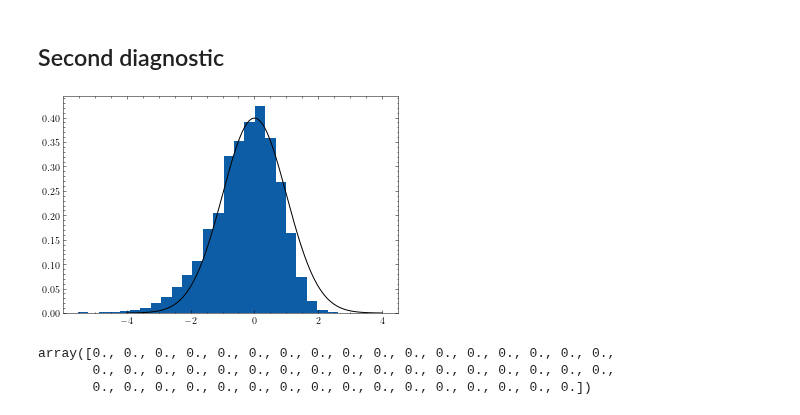
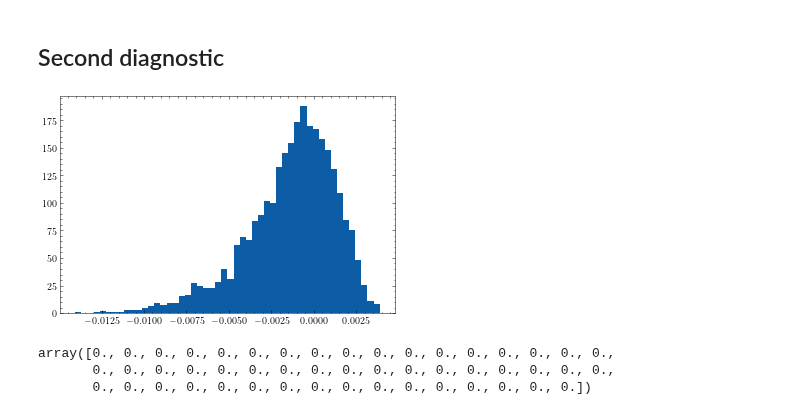
Before and after one commit to lucasmoschen/bivariate-beta, a Jupyter notebook: notebooks/notebook_for_experimentation.ipynb, the cells around one changed output. Cells and saved outputs as stored; diff of their text form; code cells hidden in the pictures.

```diff
--- a/notebooks/notebook_for_experimentation.ipynb
+++ b/notebooks/notebook_for_experimentation.ipynb
@@ -27,14 +27,11 @@ plt.style.use('science')
 from autograd import grad
 import autograd.numpy as np
 
-def c(x):
-    return x[2]*np.sqrt(x[0]*(1-x[0])*x[1]*(1-x[1])) + (1-x[0])*(1-x[1])
-
 def h(x):
-    r = (x[0] + x[1] - 1 + c(x))
-    r *= (1 - x[0] - c(x))
-    r *= (1 - x[1] - c(x))
-    r *= c(x)
+    alpha4 = x[2]*np.sqrt(x[0]*(1-x[0])*x[1]*(1-x[1])) + (1-x[0])*(1-x[1])
+    v = np.array([x[0] + x[1] - 1 + alpha4, 1-x[0]-alpha4, 1-x[1]-alpha4, alpha4])
+    negative_values = (v < 0).sum()
+    r = (-1)**(negative_values) * np.exp(np.log(abs(v)).sum())
     return r
 
 grad_h = grad(h)
@@ -48,7 +45,7 @@ def matrix(x,y,D):
     return Lambda
 # %%
 true_alpha = np.array([2,1,1,1])
-n = 200
+n = 50
 
 m1, m2, v1, v2, rho = BivariateBeta(true_alpha).moments()
 moments_true = np.array([m1,m2,rho])
@@ -61,16 +58,17 @@ for i in range(5000):
     X = U[:,0] + U[:,1]
     Y = U[:,0] + U[:,2]
     moments_hat = np.array([X.mean(), Y.mean(), np.corrcoef(X,Y)[0,1]])
-    D = v1*v2
-    Lambda = matrix(X,Y,D)
-    v.append(np.sqrt(n * D) * (h(moments_hat) - mean) / np.sqrt(derivative @ Lambda @ derivative))
+    #D = v1*v2
+    #Lambda = matrix(X,Y,D)
+    arr.append(np.sqrt(n) * (moments_hat[2] - moments_true[2]))
+    v.append(np.sqrt(n) * (h(moments_hat) - mean)) #/ np.sqrt(derivative @ Lambda @ derivative))
 # %%
-plt.hist(v, bins=25, density=True)
+plt.hist(v, bins=50, density=True)
 t = np.linspace(-4,4,2000)
-plt.plot(t, norm().pdf(t), color='black')
+#plt.plot(t, norm().pdf(t), color='black')
 plt.show()
 # %% [output]
-[figure, old version]
+[figure, new version]
 # %%
 rng = np.random.default_rng(671289)
 true_alpha = np.array([1e-10,1e-10,2.5,1000.0])
```
